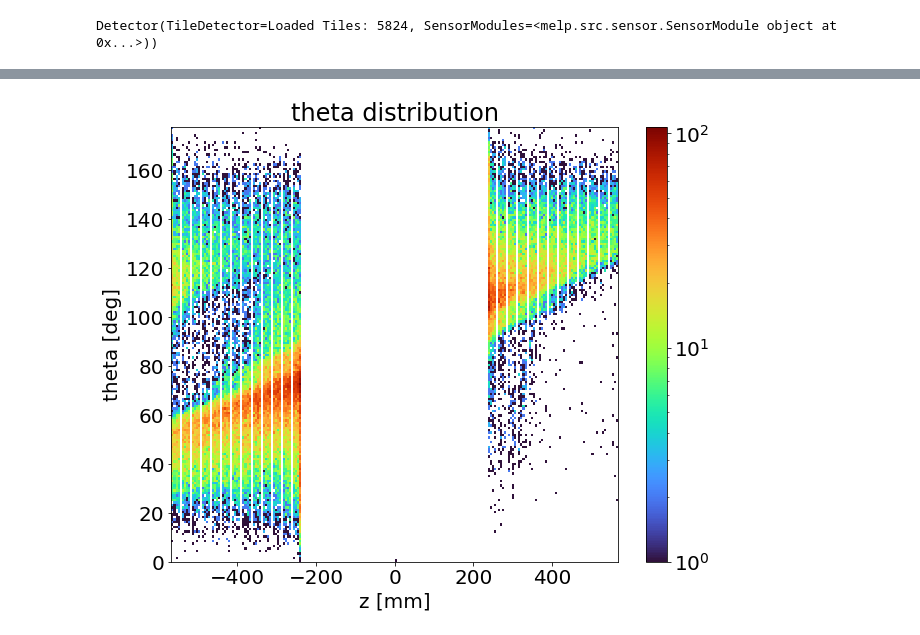
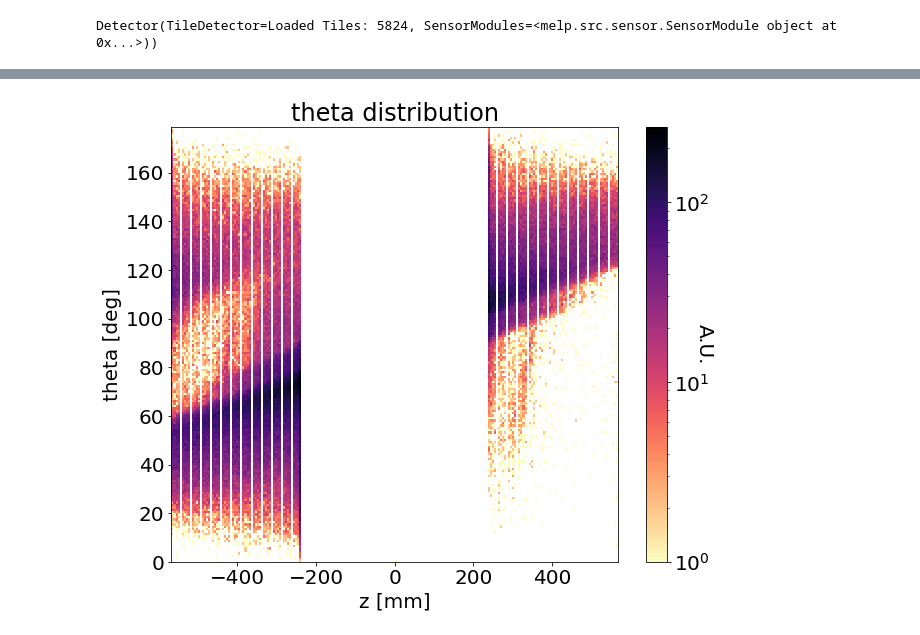
Before and after one commit to maximilianKoeper/melp, a Jupyter notebook: jupyter-notbooks/example_melp_v2.ipynb, the cells around one changed output, grey strips where cells are left out. Saved outputs shown, nothing was run; the diff lists cells and outputs as text; code cells hidden in the pictures.

Commit message:
improve angle distribution plots and rate plots. + minor bugfix in getHitAngle

```diff
--- a/jupyter-notbooks/example_melp_v2.ipynb
+++ b/jupyter-notbooks/example_melp_v2.ipynb
@@ -45,6 +45,8 @@ Detector(TileDetector=Loaded Tiles: 5824, SensorModules=<melp.src.sensor.SensorM
 print(mu3e_detector)
 # %% [output]
 Detector(TileDetector=Loaded Tiles: 5824, SensorModules=<melp.src.sensor.SensorModule object at 0x...>))
-# %%
-melp.addTileHits("run42_20000.root", truth=True, traj=True)
+# %%
+melp.addTileHits("run42_20000.root", truth=True, traj=False)
+melp.addTileHits("mu3e_run_000133_sorted_truth.root", truth=True, traj=False)
+melp.addTileHits("mu3e_run_000134_sorted_truth.root", truth=True, traj=False)
 # %%
@@ -125,6 +143,7 @@ fac_khz = fac/1000
 import matplotlib as mpl
 mpl.rcParams['axes.prop_cycle'] = mpl.cycler(color=["264653","e76f51","e9c46a","2a9d8f"])
 # https://coolors.co/palettes/popular
+plt.rcParams.update({'font.size': 20})
 # %%
 #plt.bar(result_rate.T[0], result_rate.T[1], width = 2)
 fig = plt.figure(figsize=(10, 8))
@@ -154,7 +189,7 @@ plt.show()
 # %%
 #melp.addSensorHits("run42_20000.root", traj=True)
 # %%
-hitangle = melp.getHitAngle(rec_type="Truth", angle="theta")
+hitangle = melp.getHitAngle(rec_type="Truth", angle="theta", hit_type="primary")
 # %%
 #print(hitangle[1])
 # %%
@@ -177,18 +212,18 @@ Stats:
 # %%
 binned_data, xedges, yedges = np.histogram2d(hitangle[0], hitangle[1], bins=[220, 180])
 # %%
-import numpy as np
 plt.rcParams.update({'font.size': 20})
 
 
 fig = plt.figure(figsize=(10, 8))
-import matplotlib as mpl
+
 ax = fig.add_subplot(111, title='theta distribution')
 X, Y = np.meshgrid(xedges, yedges)
-im = ax.pcolormesh(X, Y, binned_data.T, cmap="turbo", norm = mpl.colors.LogNorm())
+im = ax.pcolormesh(X, Y, binned_data.T, cmap="magma_r", norm = mpl.colors.LogNorm())
 plt.ylabel("theta [deg]")
 plt.xlabel("z [mm]")
-plt.colorbar(im)
+cbar = plt.colorbar(im)
+cbar.set_label('A.U.', rotation=270)
 plt.show()
 # %% [output]
-[figure, old version]
+[figure, new version]
```
Also changed, not shown: parts of 15 cells of this notebook, 1 other file.
